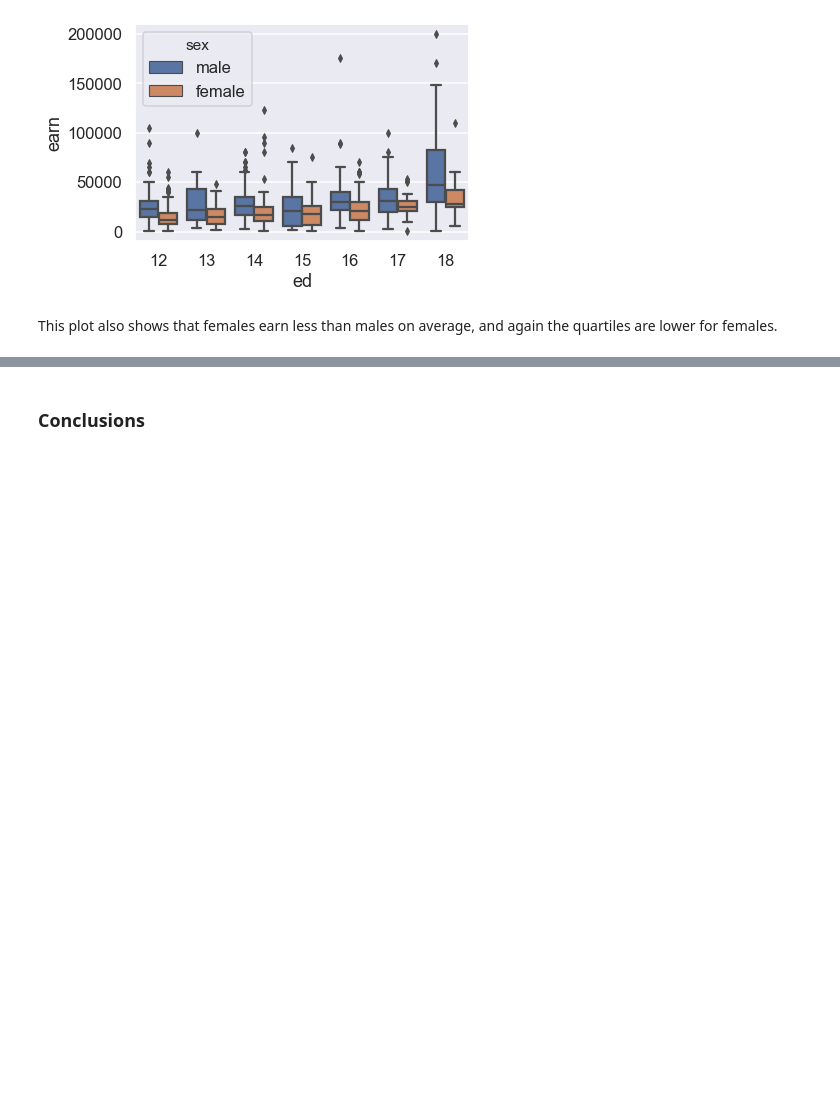
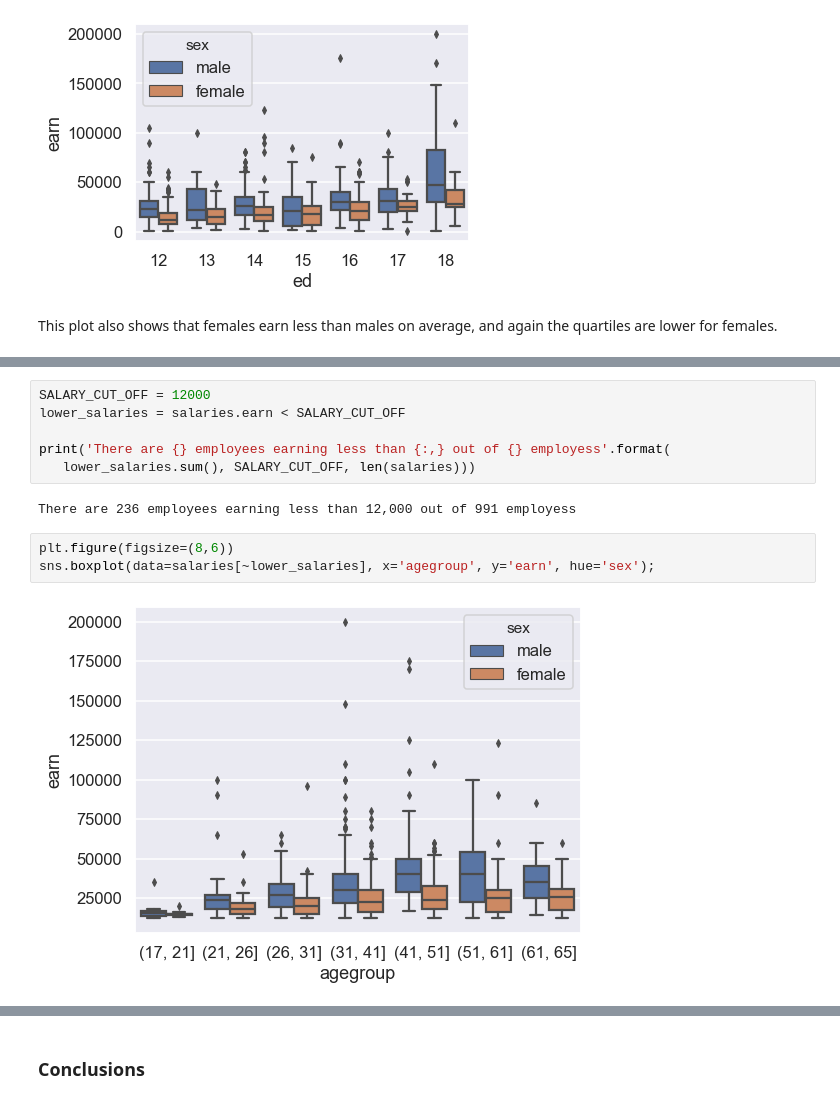
Before and after one commit to fau-masters-collected-works-cgarbin/ieee-icmla-2019-data-science-tutorial, a Jupyter notebook: 2-statistics-and-data-science.ipynb, the cells around one changed output, grey strips where cells are left out. Drawn from its saved outputs; the diff is of its cells as text; blank space fills up the shorter version.

Commit message:
Add section to analyze higher salaries only

```diff
--- a/2-statistics-and-data-science.ipynb
+++ b/2-statistics-and-data-science.ipynb
@@ -264,0 +287,13 @@ This plot also shows that females earn less than males on average, and again the
+# %%
+SALARY_CUT_OFF = 12000
+lower_salaries = salaries.earn < SALARY_CUT_OFF
+
+print('There are {} employees earning less than {:,} out of {} employess'.format(
+   lower_salaries.sum(), SALARY_CUT_OFF, len(salaries)))
+# %% [output]
+There are 236 employees earning less than 12,000 out of 991 employess
+# %%
+plt.figure(figsize=(8,6))
+sns.boxplot(data=salaries[~lower_salaries], x='agegroup', y='earn', hue='sex');
+# %% [output]
+[figure, added]
```
Also changed, not shown: parts of 6 cells of this notebook.
